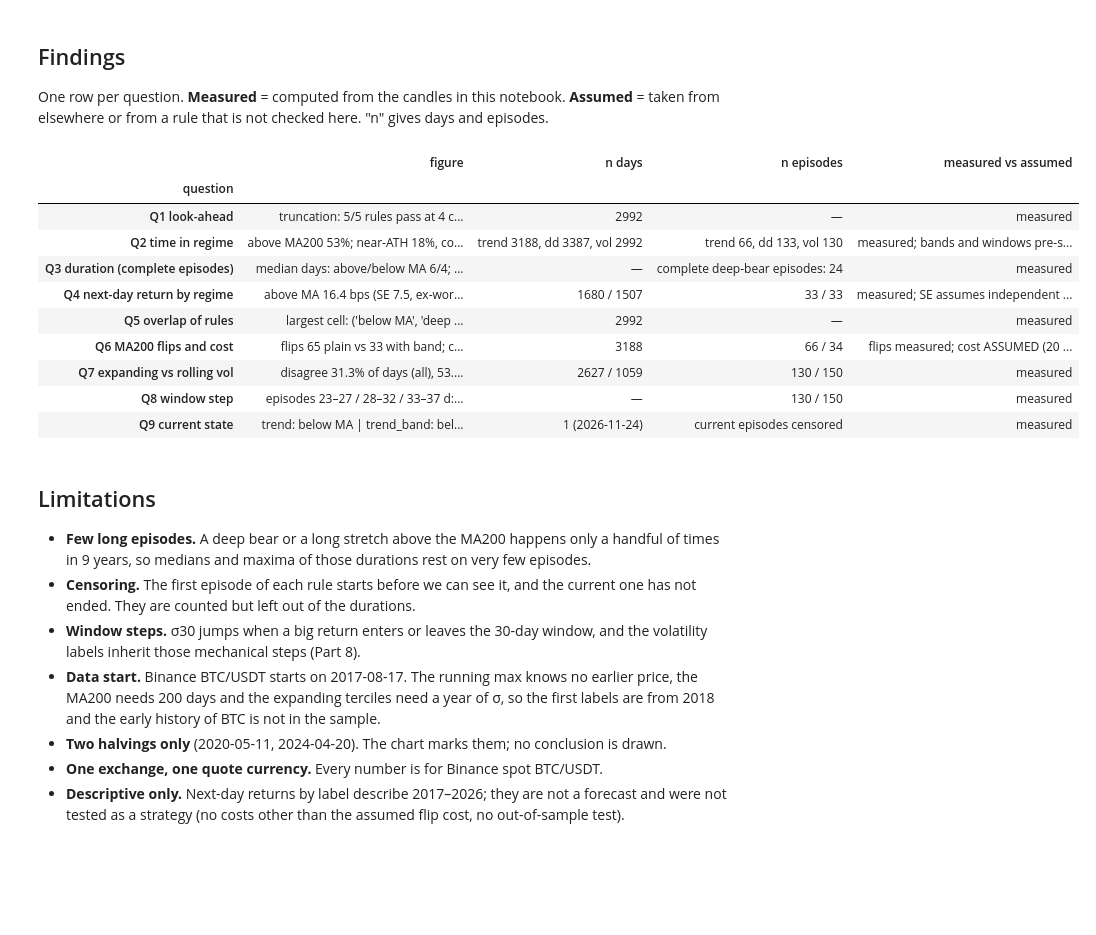
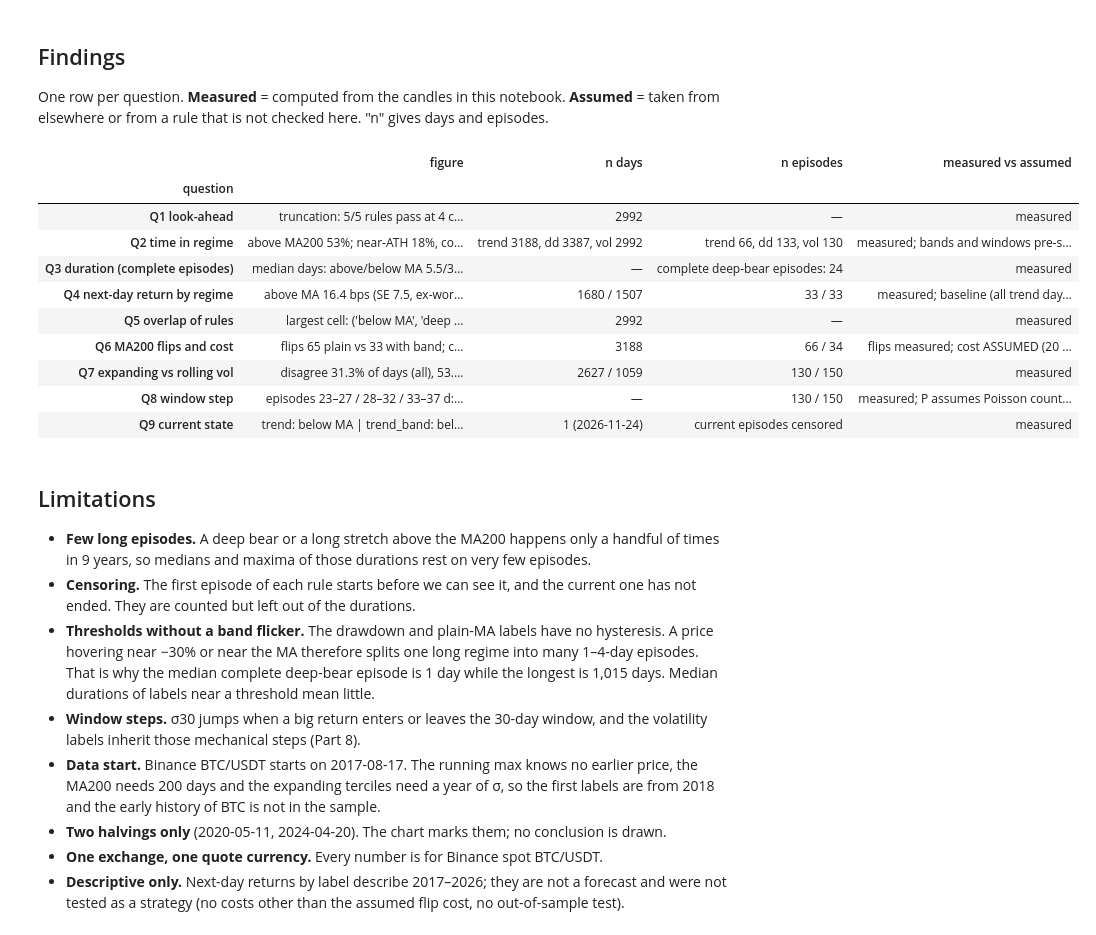
Before and after one commit to Alvarado-Maganna/crypto-quant-lab, a Jupyter notebook: notebooks/10_regimes.ipynb, the cells around one changed output. Cells and saved outputs as stored; diff of their text form; code cells hidden in the pictures; blank space fills up the shorter version.

```diff
--- a/notebooks/10_regimes.ipynb
+++ b/notebooks/10_regimes.ipynb
@@ -419,0 +413,12 @@ all labelled days (drawdown rule): mean next-day 13.9 bps, median 4.7 bps, σ 3.
+# %%
+nd = pd.concat({RULES[c]: next_day_stats(labels[c], r).reindex(ORDER[c]) for c in RULES},
+               names=["rule", "label"])
+base_rows = []
+for c in RULES:
+    x = r.shift(-1)[labels[c].notna()].dropna()
+    base_rows.append({"rule": RULES[c], "first labelled day": labels[c].first_valid_index().date(),
+                      "mean next-day (bps)": 1e4 * x.mean(), "median next-day (bps)": 1e4 * x.median(),
+                      "SE of mean, i.i.d. (bps)": 1e4 * x.std() / math.sqrt(len(x)), "n days": len(x)})
+baseline = pd.DataFrame(base_rows).set_index("rule")
+display(baseline.round(1).rename_axis("baseline: all labelled days of each rule"))
+nd.round(1)
@@ -517,7 +550,17 @@ for c in ["vol_exp", "vol_roll"]:
     row.update({k: int(n.between(lo, hi).sum()) for k, (lo, hi) in bins.items()})
     step_rows.append(row)
 step_table = pd.DataFrame(step_rows).set_index("rule")
-display(step_table)
+
+
+def poisson_tail(k, lam):
+    # P(X >= k) for X ~ Poisson(lam)
+    return 1 - sum(math.exp(-lam) * lam ** i / math.factorial(i) for i in range(k))
+
+
+step_table["λ (neighbour average)"] = (step_table["23–27 d"] + step_table["33–37 d"]) / 2
+step_table["P(≥ observed 28–32)"] = [poisson_tail(k, lam) for k, lam in
+                                     zip(step_table["28–32 d"], step_table["λ (neighbour average)"])]
+display(step_table.round(4))
 
 fig, axes = plt.subplots(1, 2, figsize=(12, 3.4), sharey=True)
 for ax, c in zip(axes, ["vol_exp", "vol_roll"]):
@@ -598,9 +641,10 @@ findings = pd.DataFrame([
      "n episodes": f"trend {ep_n('trend')}, dd {ep_n('dd')}, vol {ep_n('vol_exp')}",
      "measured vs assumed": "measured; bands and windows pre-specified"},
     {"question": "Q3 duration (complete episodes)",
-     "figure": f"median days: above/below MA {cmp_[(RULES['trend'], ABOVE)]:.0f}/{cmp_[(RULES['trend'], BELOW)]:.0f}; "
-               f"with band {cmp_[(RULES['trend_band'], ABOVE)]:.0f}/{cmp_[(RULES['trend_band'], BELOW)]:.0f}; "
-               f"deep bear {cmp_[(RULES['dd'], DEEP_BEAR)]:.0f} (max {ep_table.loc[(RULES['dd'], DEEP_BEAR), 'max days (complete)']:.0f})",
+     "figure": f"median days: above/below MA {cmp_[(RULES['trend'], ABOVE)]:.1f}/{cmp_[(RULES['trend'], BELOW)]:.1f}; "
+               f"with band {cmp_[(RULES['trend_band'], ABOVE)]:.1f}/{cmp_[(RULES['trend_band'], BELOW)]:.1f}; "
+               f"deep bear {cmp_[(RULES['dd'], DEEP_BEAR)]:.1f} (max {ep_table.loc[(RULES['dd'], DEEP_BEAR), 'max days (complete)']:.0f}; "
+               f"short flickers around −30%, see Limitations)",
      "n days": "—",
      "n episodes": f"complete deep-bear episodes: {ep_table.loc[(RULES['dd'], DEEP_BEAR), 'n complete']}",
      "measured vs assumed": "measured"},
@@ -612,45 +656,46 @@ findings = pd.DataFrame([
                  f"{nd.loc[(RULES['trend'], BELOW), 'mechanical (same-day) mean (bps)']:.0f} bps",
      "n days": f"{int(nd.loc[(RULES['trend'], ABOVE), 'n days'])} / {int(nd.loc[(RULES['trend'], BELOW), 'n days'])}",
      "n episodes": f"{int(nd.loc[(RULES['trend'], ABOVE), 'n episodes'])} / {int(nd.loc[(RULES['trend'], BELOW), 'n episodes'])}",
-     "measured vs assumed": "measured; SE assumes independent days (understates noise)"},
+     "measured vs assumed": f"measured; baseline (all trend days) {baseline.loc[RULES['trend'], 'mean next-day (bps)']:.1f} bps; "
+                            "SE assumes independent days (understates noise)"},
     {"question": "Q5 overlap of rules",
      "figure": f"largest cell: {cross.drop(columns='row total').stack().idxmax()} = "
                f"{cross.drop(columns='row total').stack().max():.1f}% of days",
      "n days": len(lab3), "n episodes": "—", "measured vs assumed": "measured"},
     {"question": "Q6 MA200 flips and cost",
      "figure": f"flips {fl.loc['all', 'flips (plain)']} plain vs {fl.loc['all', 'flips (±2% band)']} with band; "
                f"cost {fl.loc['all', 'ASSUMED cost plain (bps)']:.0f} vs {fl.loc['all', 'ASSUMED cost band (bps)']:.0f} bps in total",
      "n days": int(fl.loc["all", "labelled days"]),
      "n episodes": f"{ep_n('trend')} / {ep_n('trend_band')}",
      "measured vs assumed": "flips measured; cost ASSUMED (20 bps round trip from 07)"},
     {"question": "Q7 expanding vs rolling vol",
      "figure": f"disagree {vol_cmp['% disagree'].iloc[0]:.1f}% of days (all), {vol_cmp['% disagree'].iloc[1]:.1f}% (2024–2026); "
                f"today {labels['vol_exp'].iloc[-1]} / {labels['vol_roll'].iloc[-1]}",
      "n days": f"{vol_cmp['n days'].iloc[0]} / {vol_cmp['n days'].iloc[1]}",
      "n episodes": f"{ep_n('vol_exp')} / {ep_n('vol_roll')}", "measured vs assumed": "measured"},
     {"question": "Q8 window step",
      "figure": "episodes 23–27 / 28–32 / 33–37 d: " + "; ".join(
-         f"{'exp.' if 'expanding' in i else 'roll.'} {row['23–27 d']}/{row['28–32 d']}/{row['33–37 d']}"
-         for i, row in step_table.iterrows()),
+         f"{'exp.' if 'expanding' in i else 'roll.'} {row['23–27 d']:.0f}/{row['28–32 d']:.0f}/{row['33–37 d']:.0f} "
+         f"(Poisson P {row['P(≥ observed 28–32)']:.4f})" for i, row in step_table.iterrows()),
      "n days": "—", "n episodes": f"{step_table['all episodes'].iloc[0]} / {step_table['all episodes'].iloc[1]}",
-     "measured vs assumed": "measured"},
+     "measured vs assumed": "measured; P assumes Poisson counts (rough guide)"},
     {"question": "Q9 current state",
      "figure": " | ".join(f"{c}: {labels[c].iloc[-1]}" for c in RULES),
      "n days": "1 (2026-11-24)", "n episodes": "current episodes censored", "measured vs assumed": "measured"},
 ]).set_index("question")
 with pd.option_context("display.max_colwidth", None):
     display(findings)
 # %% [output]
 |  | figure | n days | n episodes | measured vs assumed |
 | question |  |  |  |  |
 | Q1 look-ahead | truncation: 5/5 rules pass at 4 c... | 2992 | — | measured |
 | Q2 time in regime | above MA200 53%; near-ATH 18%, co... | trend 3188, dd 3387, vol 2992 | trend 66, dd 133, vol 130 | measured; bands and windows pre-s... |
-| Q3 duration (complete episodes) | median days: above/below MA 6/4; ... | — | complete deep-bear episodes: 24 | measured |
-| Q4 next-day return by regime | above MA 16.4 bps (SE 7.5, ex-wor... | 1680 / 1507 | 33 / 33 | measured; SE assumes independent ... |
+| Q3 duration (complete episodes) | median days: above/below MA 5.5/3... | — | complete deep-bear episodes: 24 | measured |
+| Q4 next-day return by regime | above MA 16.4 bps (SE 7.5, ex-wor... | 1680 / 1507 | 33 / 33 | measured; baseline (all trend day... |
 | Q5 overlap of rules | largest cell: ('below MA', 'deep ... | 2992 | — | measured |
 | Q6 MA200 flips and cost | flips 65 plain vs 33 with band; c... | 3188 | 66 / 34 | flips measured; cost ASSUMED (20 ... |
 | Q7 expanding vs rolling vol | disagree 31.3% of days (all), 53.... | 2627 / 1059 | 130 / 150 | measured |
-| Q8 window step | episodes 23–27 / 28–32 / 33–37 d:... | — | 130 / 150 | measured |
+| Q8 window step | episodes 23–27 / 28–32 / 33–37 d:... | — | 130 / 150 | measured; P assumes Poisson count... |
 | Q9 current state | trend: below MA | trend_band: bel... | 1 (2026-11-24) | current episodes censored | measured |
 # %% [markdown]
 ## Limitations
@@ -659,6 +704,10 @@ with pd.option_context("display.max_colwidth", None):
   times in 9 years, so medians and maxima of those durations rest on very few episodes.
 - **Censoring.** The first episode of each rule starts before we can see it, and the current one
   has not ended. They are counted but left out of the durations.
+- **Thresholds without a band flicker.** The drawdown and plain-MA labels have no hysteresis. A
+  price hovering near −30% or near the MA therefore splits one long regime into many 1–4-day
+  episodes. That is why the median complete deep-bear episode is 1 day while the longest is 1,015
+  days. Median durations of labels near a threshold mean little.
 - **Window steps.** σ30 jumps when a big return enters or leaves the 30-day window, and the
   volatility labels inherit those mechanical steps (Part 8).
 - **Data start.** Binance BTC/USDT starts on 2017-08-17. The running max knows no earlier price,
```
Also changed, not shown: parts of 11 cells of this notebook, 3 other files.
